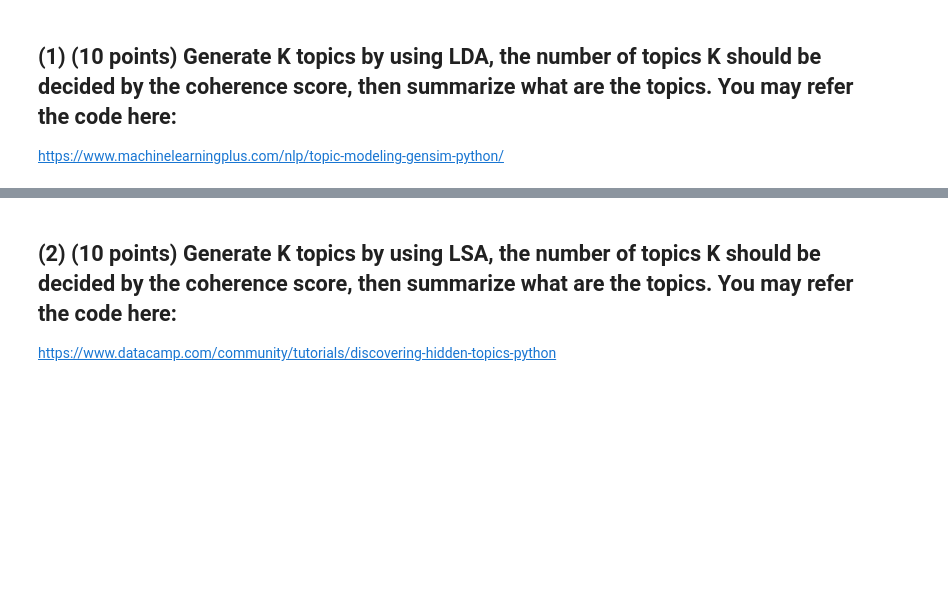
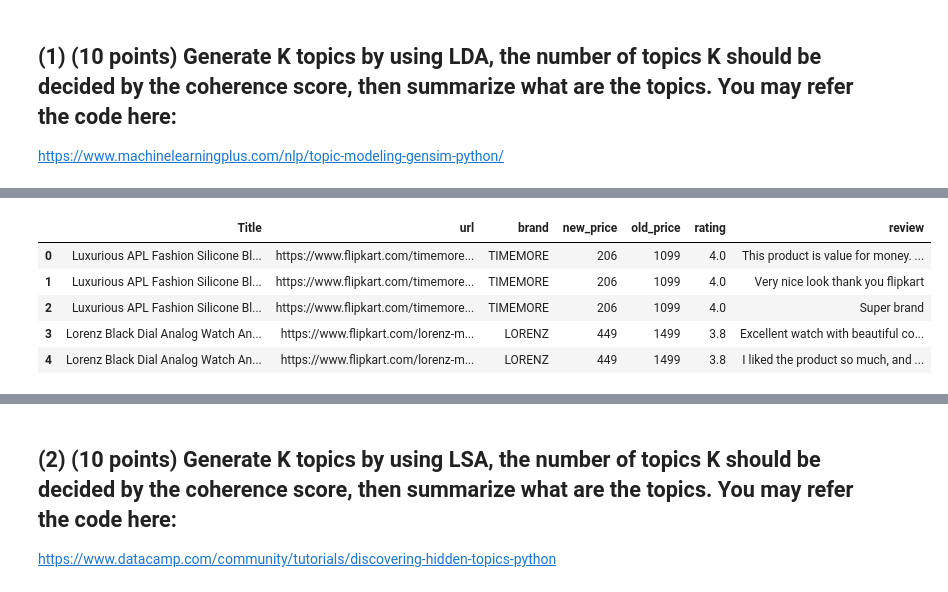
Before and after one commit to abhi147p/Abhishek_INFO5731_Spring2020, a Jupyter notebook: In_class_exercise_04_03282023_(1).ipynb, the cells around one changed output, grey strips where cells are left out. Cells and saved outputs as stored; diff of their text form; code cells hidden in the pictures; blank space fills up the shorter version.

```diff
--- a/In_class_exercise_04_03282023_(1).ipynb
+++ b/In_class_exercise_04_03282023_(1).ipynb
@@ -12,0 +112,20 @@ https://www.machinelearningplus.com/nlp/topic-modeling-gensim-python/
+# %%
+df = df[df['old_price'] != "No"]
+# %%
+# converting str to numeric
+
+df['new_price'] = df['new_price'].str.replace(',', '').str[1:]
+df['old_price'] = df['old_price'].str.replace(',', '').str[1:]
+# %%
+df['new_price'] = df['new_price'].astype(int)
+df['old_price'] = df['old_price'].astype(int)
+df['rating'] = df['rating'].astype(float)
+
+df.head()
+# %% [output]
+|  | Title | url | brand | new_price | old_price | rating | review |
+| 0 | Luxurious APL Fashion Silicone Bl... | https://www.flipkart.com/timemore... | TIMEMORE | 206 | 1099 | 4.0 | This product is value for money. ... |
+| 1 | Luxurious APL Fashion Silicone Bl... | https://www.flipkart.com/timemore... | TIMEMORE | 206 | 1099 | 4.0 | Very nice look thank you flipkart |
+| 2 | Luxurious APL Fashion Silicone Bl... | https://www.flipkart.com/timemore... | TIMEMORE | 206 | 1099 | 4.0 | Super brand |
+| 3 | Lorenz Black Dial Analog Watch An... | https://www.flipkart.com/lorenz-m... | LORENZ | 449 | 1499 | 3.8 | Excellent watch with beautiful co... |
+| 4 | Lorenz Black Dial Analog Watch An... | https://www.flipkart.com/lorenz-m... | LORENZ | 449 | 1499 | 3.8 | I liked the product so much, and ... |
```
Also changed, not shown: parts of 28 cells of this notebook.
